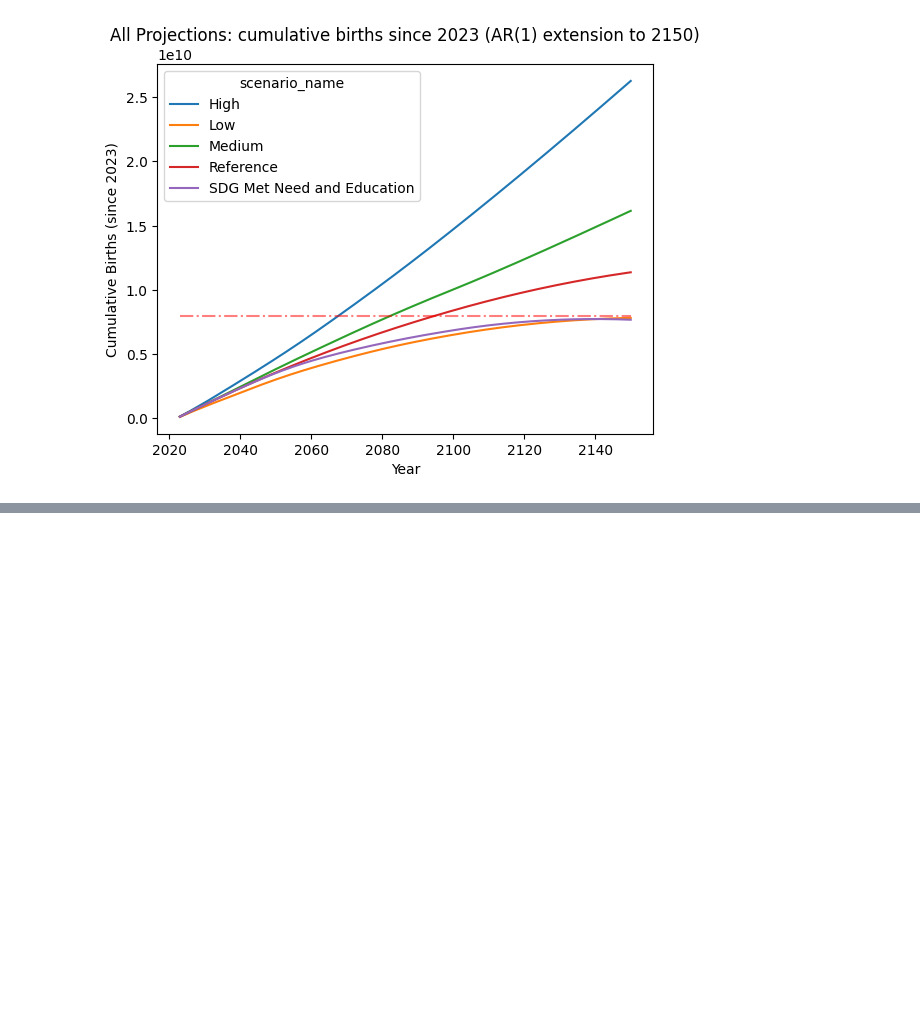
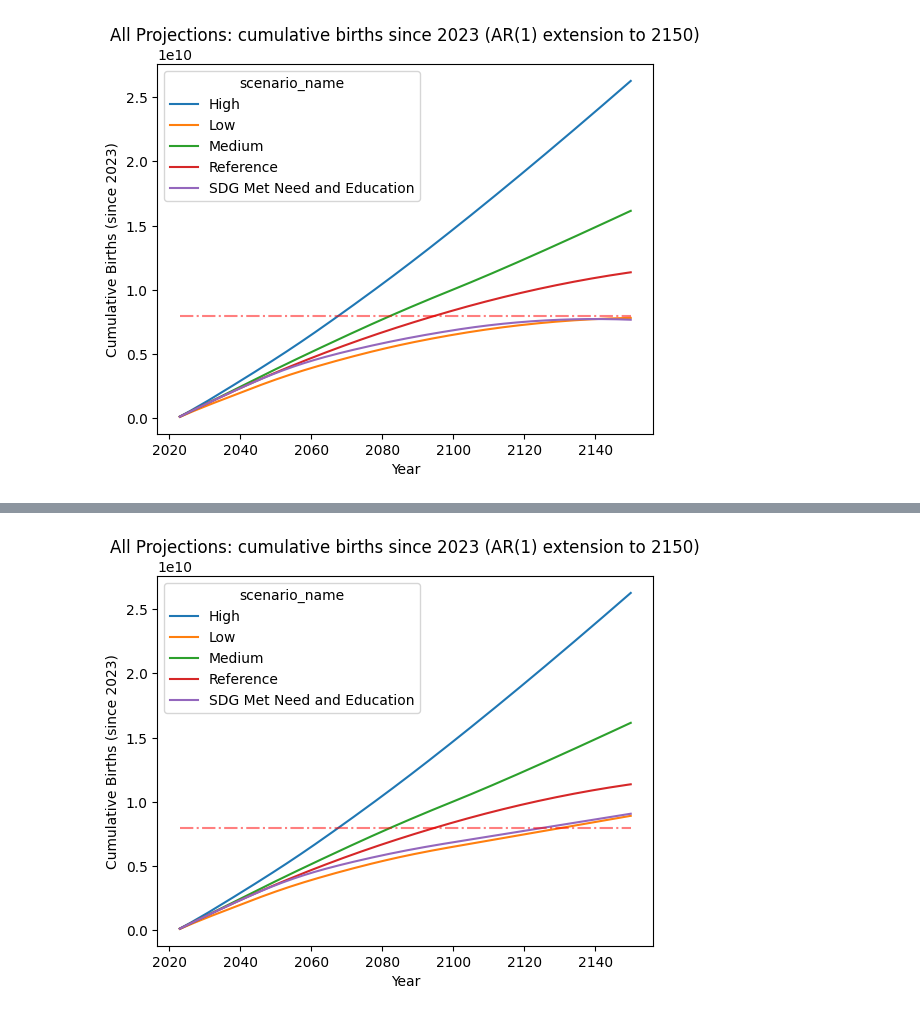
Before and after one commit to Niallfealty/n8b_un_foundation, a Jupyter notebook: model_analysis/exploratory/notebooks/initial_results/ComputeN8B.ipynb, the cells around one changed output, grey strips where cells are left out. Drawn from its saved outputs; the diff is of its cells as text; code cells hidden in the pictures; blank space fills up the shorter version.

```diff
--- a/model_analysis/exploratory/notebooks/initial_results/ComputeN8B.ipynb
+++ b/model_analysis/exploratory/notebooks/initial_results/ComputeN8B.ipynb
@@ -221,0 +216,29 @@ cumulative_births_comb_ext50[cumulative_births_comb_ext50.val >= 8e9]\
+# %%
+# just take the last forecast (2100) val for each projection and fix that as birth rate
+
+final_forecast_ref_val = df_comb_extend_50[(df_comb_extend_50.scenario_name=="SDG Met Need and Education") & (df_comb_extend_50.year_id==2100)].val
+df_comb_extend_50.loc[(df_comb_extend_50.scenario_name=="SDG Met Need and Education") & (df_comb_extend_50.year_id > 2100),"val"] = 50*[final_forecast_ref_val]
+
+final_forecast_ref_val = df_comb_extend_50[(df_comb_extend_50.scenario_name=="Low") & (df_comb_extend_50.year_id==2100)].val
+df_comb_extend_50.loc[(df_comb_extend_50.scenario_name=="Low") & (df_comb_extend_50.year_id > 2100),"val"] = 50*[final_forecast_ref_val]
+# %%
+cumulative_births_comb_ext50 = df_comb_extend_50[df_comb_extend_50.year_id > 2022]\
+    .droplevel("scenario_name")\
+    .sort_values(["scenario_name","year_id"], ascending=True)\
+    .set_index(["scenario_name","year_id"])\
+    .groupby("scenario_name")\
+    .val\
+    .cumsum()\
+    .reset_index()
+# %%
+sns.lineplot(data=cumulative_births_comb_ext50,
+             x="year_id",
+             y="val",
+             hue="scenario_name")
+plt.title("All Projections: cumulative births since 2023 (AR(1) extension to 2150)")
+plt.xlabel("Year")
+plt.ylabel("Cumulative Births (since 2023)")
+plt.hlines(8e9, 2023, 2150, color="r",linestyle="dashdot", alpha=0.5)
+plt.show()
+# %% [output]
+[figure, added]
```
Also changed, not shown: parts of 4 cells of this notebook, 1 other file.
